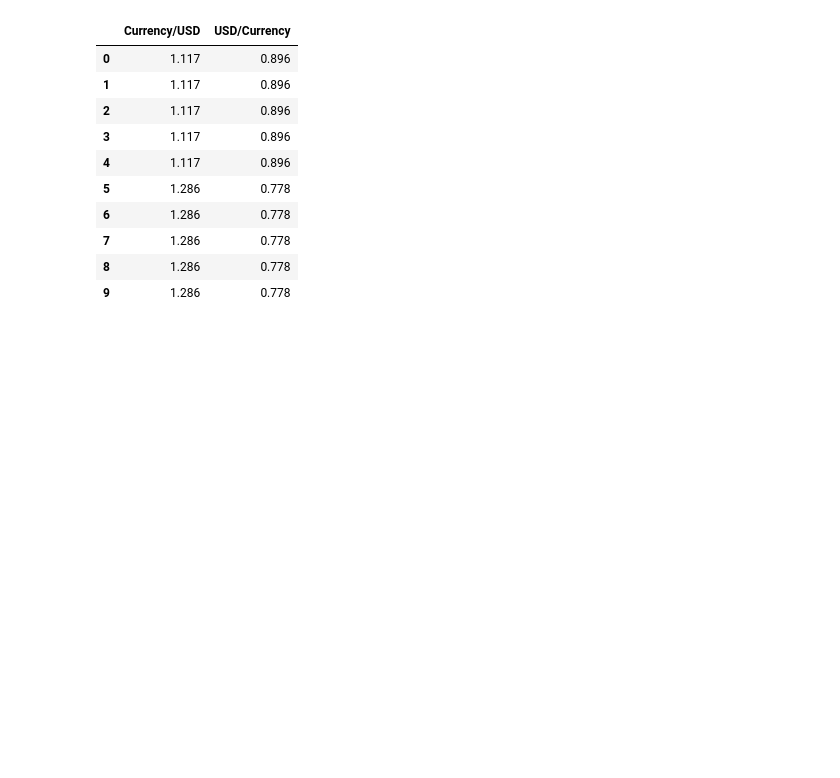
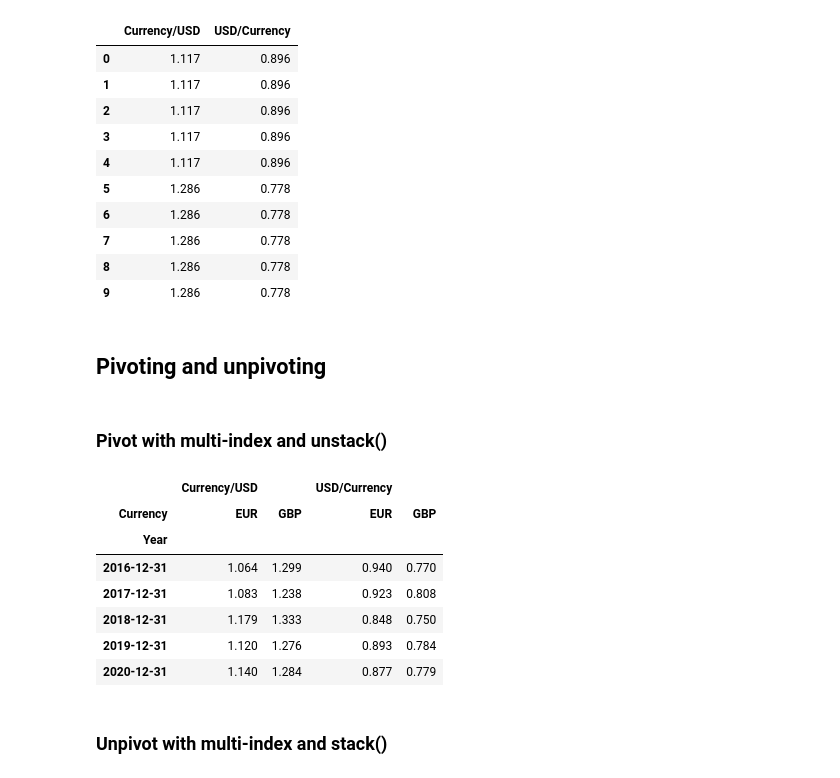
Before and after one commit to jaroslawr/jupyter-notebooks, a Jupyter notebook: lib_pandas/lib_pandas.ipynb, the cells around one changed output. Drawn from its saved outputs; the diff is of its cells as text; code cells hidden in the pictures; blank space fills up the shorter version.

```diff
--- a/lib_pandas/lib_pandas.ipynb
+++ b/lib_pandas/lib_pandas.ipynb
@@ -394,3 +394,21 @@ df.groupby("Currency")[["Currency/USD", "USD/Currency"]].transform(lambda df: df
 | 7 | 1.286 | 0.778 |
 | 8 | 1.286 | 0.778 |
 | 9 | 1.286 | 0.778 |
+# %% [markdown]
+## Pivoting and unpivoting
+# %% [markdown]
+### Pivot with multi-index and unstack()
+# %%
+df = usd_exchange_rates_df().set_index(["Currency", "Year"])
+df.unstack(level=0)
+# %% [output]
+|  | Currency/USD |  | USD/Currency |  |
+| Currency | EUR | GBP | EUR | GBP |
+| Year |  |  |  |  |
+| 2016-12-31 | 1.064 | 1.299 | 0.940 | 0.770 |
+| 2017-12-31 | 1.083 | 1.238 | 0.923 | 0.808 |
+| 2018-12-31 | 1.179 | 1.333 | 0.848 | 0.750 |
+| 2019-12-31 | 1.120 | 1.276 | 0.893 | 0.784 |
+| 2020-12-31 | 1.140 | 1.284 | 0.877 | 0.779 |
+# %% [markdown]
+### Unpivot with multi-index and stack()
```
Also changed, not shown: parts of 7 cells of this notebook, 1 other file.
